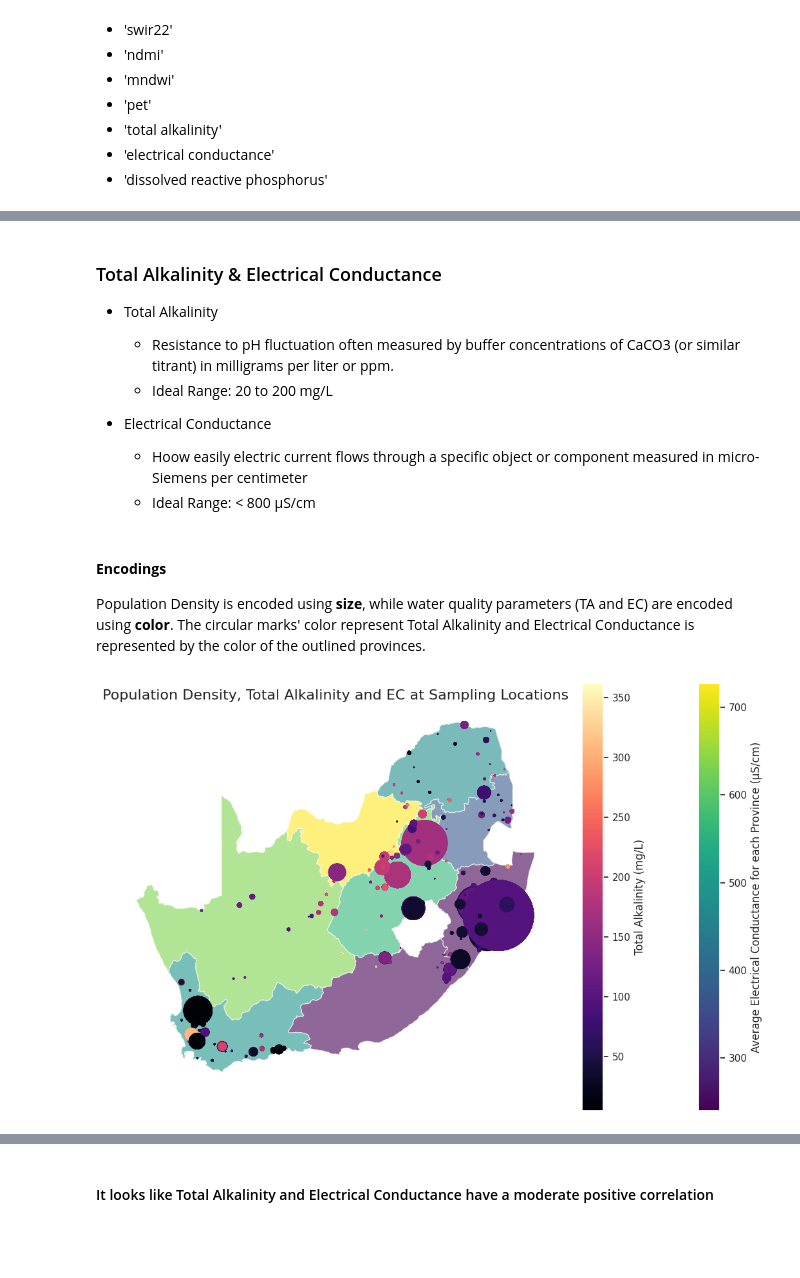
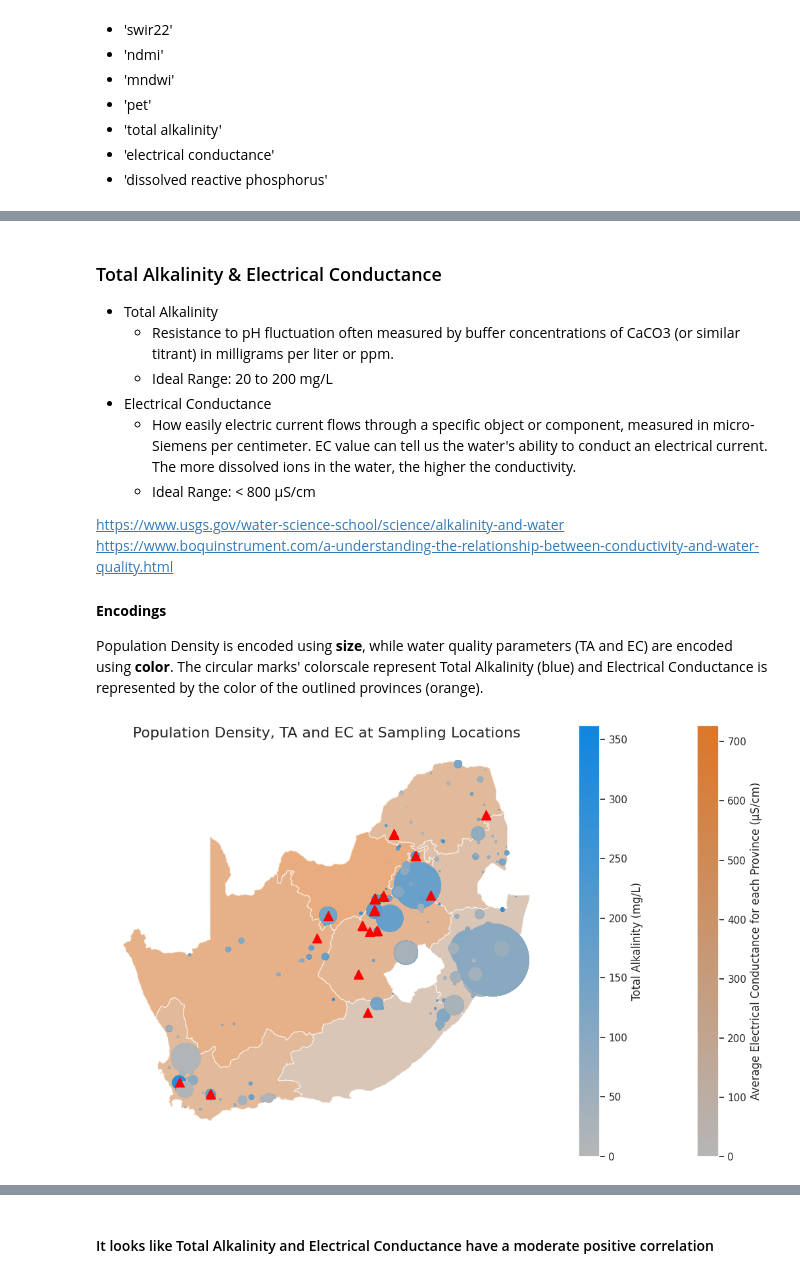
Before and after one commit to kylerod22/siads593-water-sustainability, a Jupyter notebook: 08-rjbest-sungmiki-kylerod-2026winter/src/EDA_RJ.ipynb, the cells around one changed output, grey strips where cells are left out. Cells and saved outputs as stored; diff of their text form; code cells hidden in the pictures; blank space fills up the shorter version.

```diff
--- a/08-rjbest-sungmiki-kylerod-2026winter/src/EDA_RJ.ipynb
+++ b/08-rjbest-sungmiki-kylerod-2026winter/src/EDA_RJ.ipynb
@@ -152,11 +157,18 @@ Let's display some descriptive statistics in our dataset for PET
 # Plot
 fig, ax = plt.subplots(figsize=(11, 7))
 
-provinces.plot(ax=ax)
-# ax.annotate()
-gdf.plot(column='pet', ax=ax, marker='o', markersize=gdf['pop_density_nn'], cmap='magma', legend=True, legend_kwds={'label':'PET (mm/day)'})
+# Province Map
+provinces.plot(ax=ax, color='#B6B6B6')
+provinces['coords'] = provinces['geometry'].apply(lambda x: x.representative_point().coords[:])
+provinces['coords'] = [coords[0] for coords in provinces['coords']]
+for idx, row in provinces.iterrows():
+    plt.annotate(text=row['province'], xy=row['coords'], horizontalalignment='center', color='white')
+#https://medium.com/nerd-for-tech/labelling-areas-of-coordinates-with-geopandas-74d25c8aada6
 
-# ax.set_axis_off()
+# Overlay PET Data
+gdf.plot(column='pet', ax=ax, marker='o', markersize=gdf['pop_density_nn'], cmap='Blues', legend=True, legend_kwds={'label':'PET (mm/day)'}) #
+
+# ax.set_axis_off() # leave the axis to see correlation between position and PET value
 plt.title('Potential Evapotranspiration at Sampling Locations', fontsize=16)
 plt.tight_layout()
 plt.show();
@@ -204,8 +216,10 @@
 # %%
 # Now group by province and aggregate by mean electrical conductance
 province_group_EC = piv(df, x='province', y='electrical conductance', by='province')
+province_group_TA = piv(df, x='province', y='total alkalinity', by='province')
 
 # Then add aggregated EC data to each provice
 provinces = provinces.merge(province_group_EC, on='province')
+provinces = provinces.merge(province_group_TA, on='province')
 provinces
 # %% [output]
@@ -225,33 +239,38 @@ provinces
 - Total Alkalinity
     - Resistance to pH fluctuation often measured by buffer concentrations of CaCO3 (or similar titrant) in milligrams per liter or ppm.
     -  Ideal Range: 20 to 200 mg/L
+- Electrical Conductance
+    - How easily electric current flows through a specific object or component, measured in micro-Siemens per centimeter. EC value can tell us the water's ability to conduct an electrical current. The more dissolved ions in the water, the higher the conductivity.
+    - Ideal Range: < 800 µS/cm
 
-- Electrical Conductance
-    - Hoow easily electric current flows through a specific object or component measured in micro-Siemens per centimeter
-    - Ideal Range: < 800 µS/cm
+https://www.usgs.gov/water-science-school/science/alkalinity-and-water
+https://www.boquinstrument.com/a-understanding-the-relationship-between-conductivity-and-water-quality.html
+
+
+#### **Encodings**
+
+Population Density is encoded using **size**, while water quality parameters (TA and EC) are encoded using **color**. The circular marks' colorscale represent Total Alkalinity (blue) and Electrical Conductance is represented by the color of the outlined provinces (orange).
-# %% [markdown]
-#### **Encodings**
-
-Population Density is encoded using **size**, while water quality parameters (TA and EC) are encoded using **color**. The circular marks' color represent Total Alkalinity and Electrical Conductance is represented by the color of the outlined provinces.
 # %%
 # Plot
 fig, ax = plt.subplots(figsize=(11, 7))
 
-provinces.plot(column='electrical conductance', ax=ax, zorder=1, cmap='viridis', alpha=0.6, legend=True, legend_kwds={'label':'Average Electrical Conductance for each Province (µS/cm)'})#, 'loc': 'center left'})#, tootip={'province'})
+# Set up color map
+colors = ['#4F4CC0','#453268','#127D80','#6B9D2F','#DB7629','#0E86E0','#A85A1F','#605962','#B6B6B6']
+cmap1 = LinearSegmentedColormap.from_list("mycmap", ['#B6B6B6','#DB7629']) #colors[4:6]
+cmap2 = LinearSegmentedColormap.from_list("mycmap", ['#B6B6B6','#0E86E0'])
+
+provinces.plot(column='electrical conductance', ax=ax, zorder=1, cmap=cmap1, alpha=0.6, vmin=0, legend=True, legend_kwds={'label':'Average Electrical Conductance for each Province (µS/cm)'})#, 'loc': 'center left'})#, tootip={'province'}) #cmap='viridis'
 # OR #
 # provinces.plot(column='electrical conductance', ax=ax, zorder=1, cmap='viridis', alpha=0.2, legend=False)#, tootip={'province'})
-gdf.plot(column='total alkalinity', ax=ax, marker='o', markersize=gdf['pop_density_nn'], cmap='magma', legend=True, legend_kwds={'label':'Total Alkalinity (mg/L)'})#, tootip={'pop_density_nn'})
-# unideal_wq.plot(column='unideal', ax=ax, marker='^', markersize=100, color='red')
+gdf.plot(column='total alkalinity', ax=ax, marker='o', markersize=gdf['pop_density_nn'], cmap=cmap2, vmin=0, legend=True, legend_kwds={'label':'Total Alkalinity (mg/L)'})#, tootip={'pop_density_nn'})
+unideal_wq.plot(column='unideal', ax=ax, marker='^', markersize=100, color='red')
 
 ax.set_axis_off()
-plt.title('Population Density, Total Alkalinity and EC at Sampling Locations', fontsize=16)
+plt.title('Population Density, TA and EC at Sampling Locations', fontsize=16)
 plt.tight_layout()
 plt.show()
-
-# legend start from 0
-# only 2 colors
 # %% [output]
-[figure, old version]
+[figure, new version]
 # %% [markdown]
 #### **Observation and Analysis**
 
```
Also changed, not shown: parts of 15 cells of this notebook.
